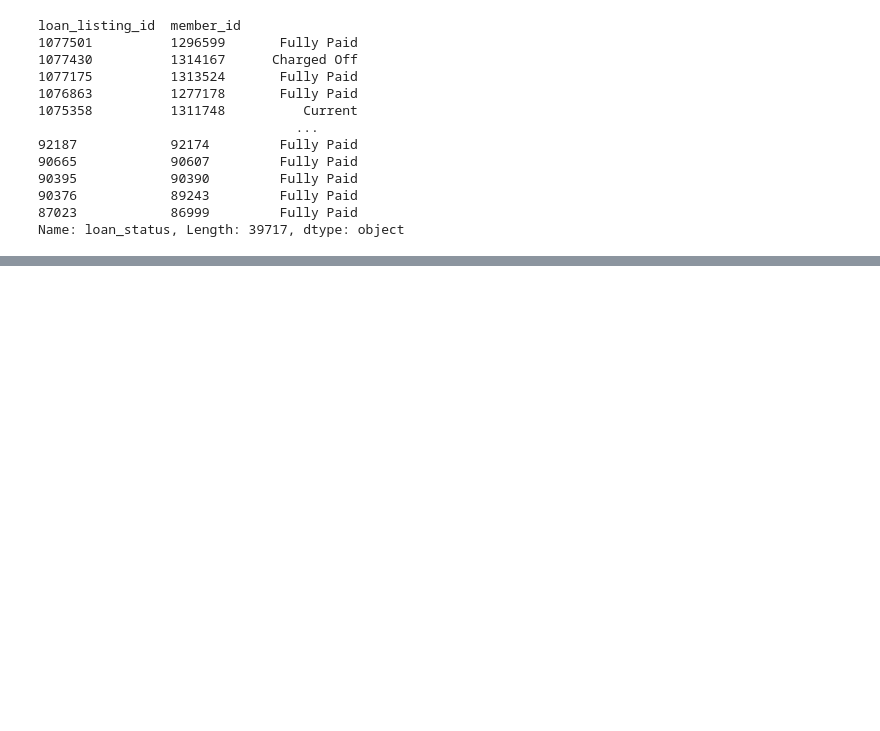
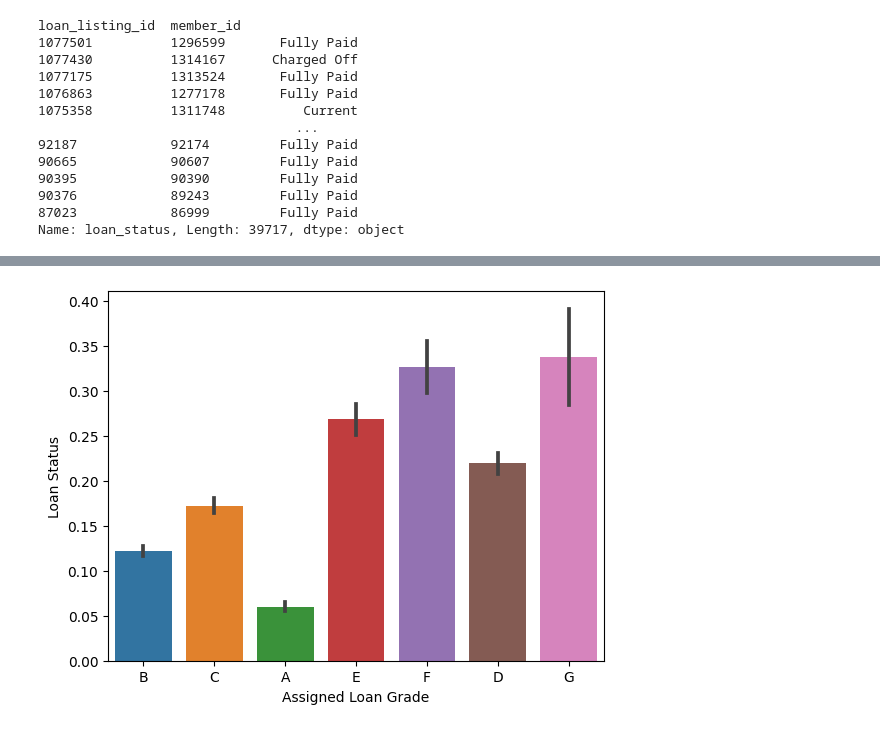
Before and after one commit to nikhil-mothkuri/Lending_Case_Study_Upgrad, a Jupyter notebook: LendingCase.ipynb, the cells around one changed output, grey strips where cells are left out. Drawn from its saved outputs; the diff is of its cells as text; code cells hidden in the pictures; blank space fills up the shorter version.

```diff
--- a/LendingCase.ipynb
+++ b/LendingCase.ipynb
@@ -535,0 +571,7 @@ udf['loan_status'] = udf['loan_status'].apply(lambda x: 0 if x=='Fully Paid' els
+# %%
+sns.barplot(y='loan_status',x='assgnd_loan_grade',data=udf)
+plt.xlabel('Assigned Loan Grade')
+plt.ylabel('Loan Status')
+plt.show()
+# %% [output]
+[figure, added]
```
Also changed, not shown: parts of 32 cells of this notebook.
